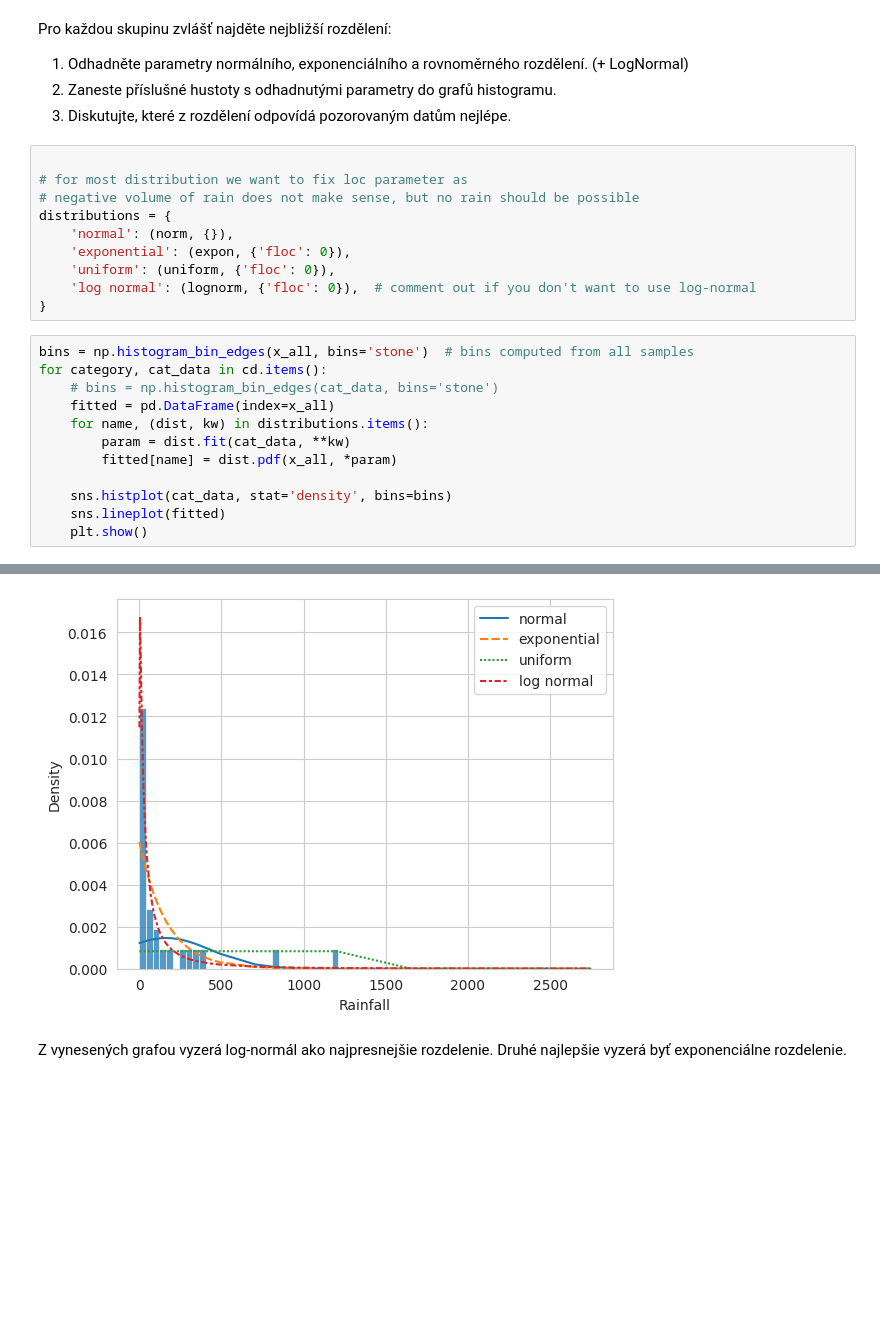
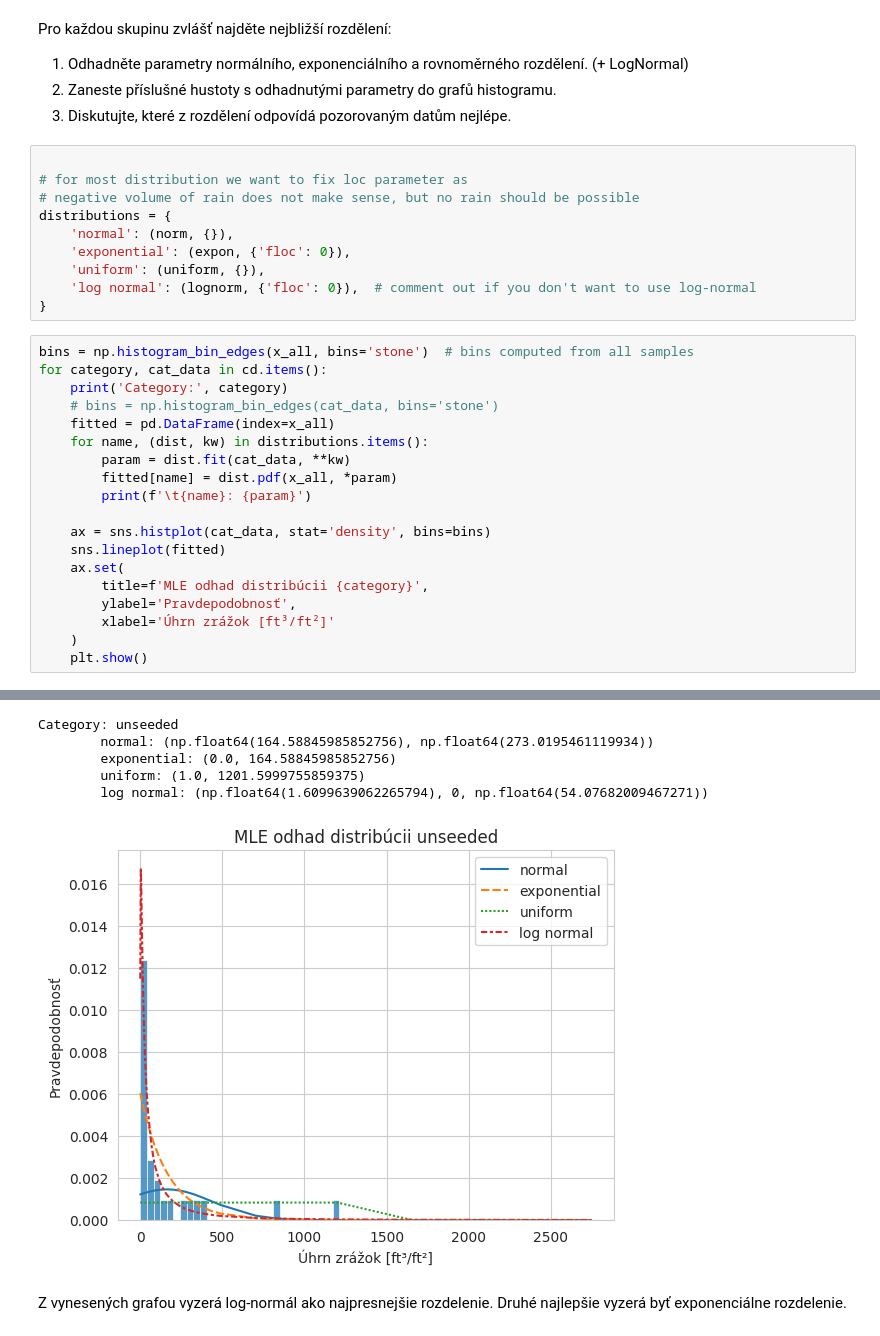
Before and after one commit to Ketchp/PST, a Jupyter notebook: hw.ipynb, the cells around one changed output, grey strips where cells are left out. Drawn from its saved outputs; the diff is of its cells as text; blank space fills up the shorter version.

```diff
--- a/hw.ipynb
+++ b/hw.ipynb
@@ -92,19 +94,26 @@ Pro každou skupinu zvlášť najděte nejbližší rozdělení:
 distributions = {
     'normal': (norm, {}),
     'exponential': (expon, {'floc': 0}),
-    'uniform': (uniform, {'floc': 0}),
+    'uniform': (uniform, {}),
     'log normal': (lognorm, {'floc': 0}),  # comment out if you don't want to use log-normal
 }
 # %%
 bins = np.histogram_bin_edges(x_all, bins='stone')  # bins computed from all samples
 for category, cat_data in cd.items():
+    print('Category:', category)
     # bins = np.histogram_bin_edges(cat_data, bins='stone')
     fitted = pd.DataFrame(index=x_all)
     for name, (dist, kw) in distributions.items():
         param = dist.fit(cat_data, **kw)
         fitted[name] = dist.pdf(x_all, *param)
+        print(f'\t{name}: {param}')
 
-    sns.histplot(cat_data, stat='density', bins=bins)
+    ax = sns.histplot(cat_data, stat='density', bins=bins)
     sns.lineplot(fitted)
+    ax.set(
+        title=f'MLE odhad distribúcii {category}',
+        ylabel='Pravdepodobnosť',
+        xlabel='Úhrn zrážok [ft³/ft²]'
+    )
     plt.show()
 # %% [output]
@@ -112,4 +126,9 @@ for category, cat_data in cd.items():
+Category: unseeded
+        normal: (np.float64(164.58845985852756), np.float64(273.0195461119934))
+        exponential: (0.0, 164.58845985852756)
+        uniform: (1.0, 1201.5999755859375)
+        log normal: (np.float64(1.6099639062265794), 0, np.float64(54.07682009467271))
-[figure, old version]
+[figure, new version]
 # %% [markdown]
 Z vynesených grafou vyzerá log-normál ako najpresnejšie rozdelenie. Druhé najlepšie vyzerá byť exponenciálne rozdelenie.
 # %%
```
Also changed, not shown: parts of 7 cells of this notebook, 8 other files.
